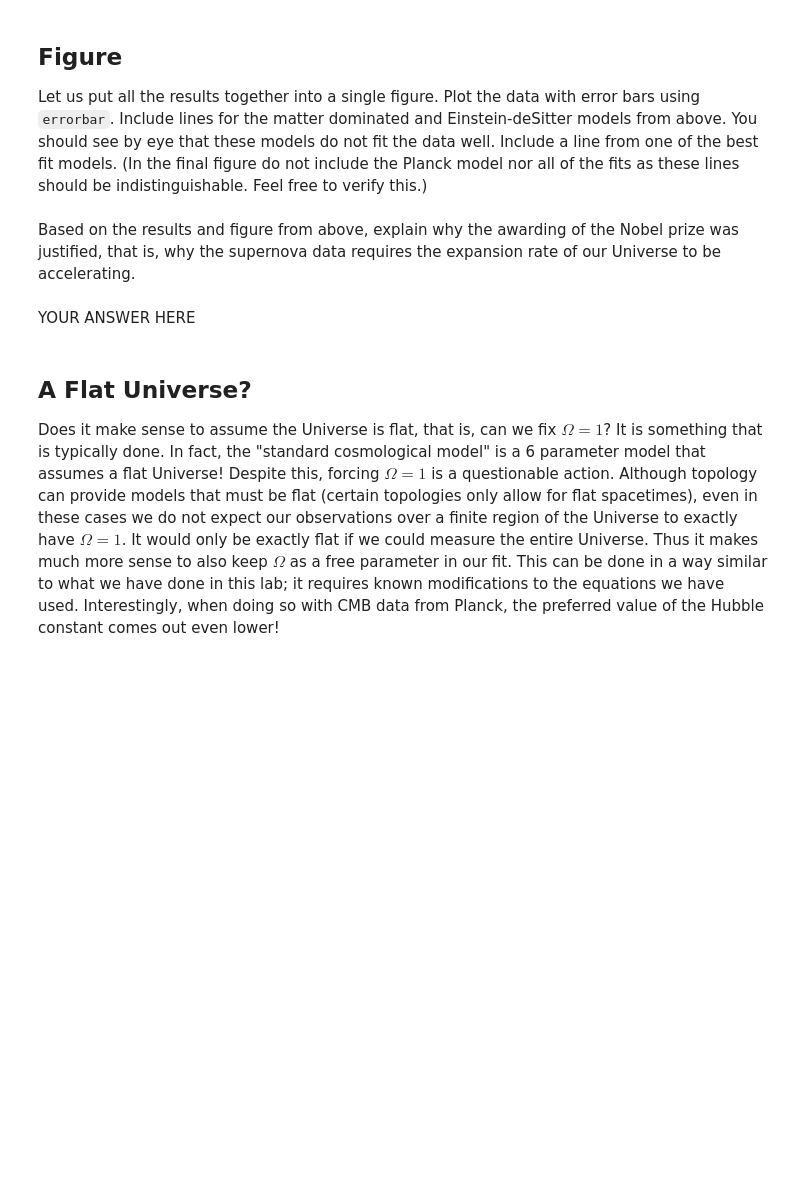
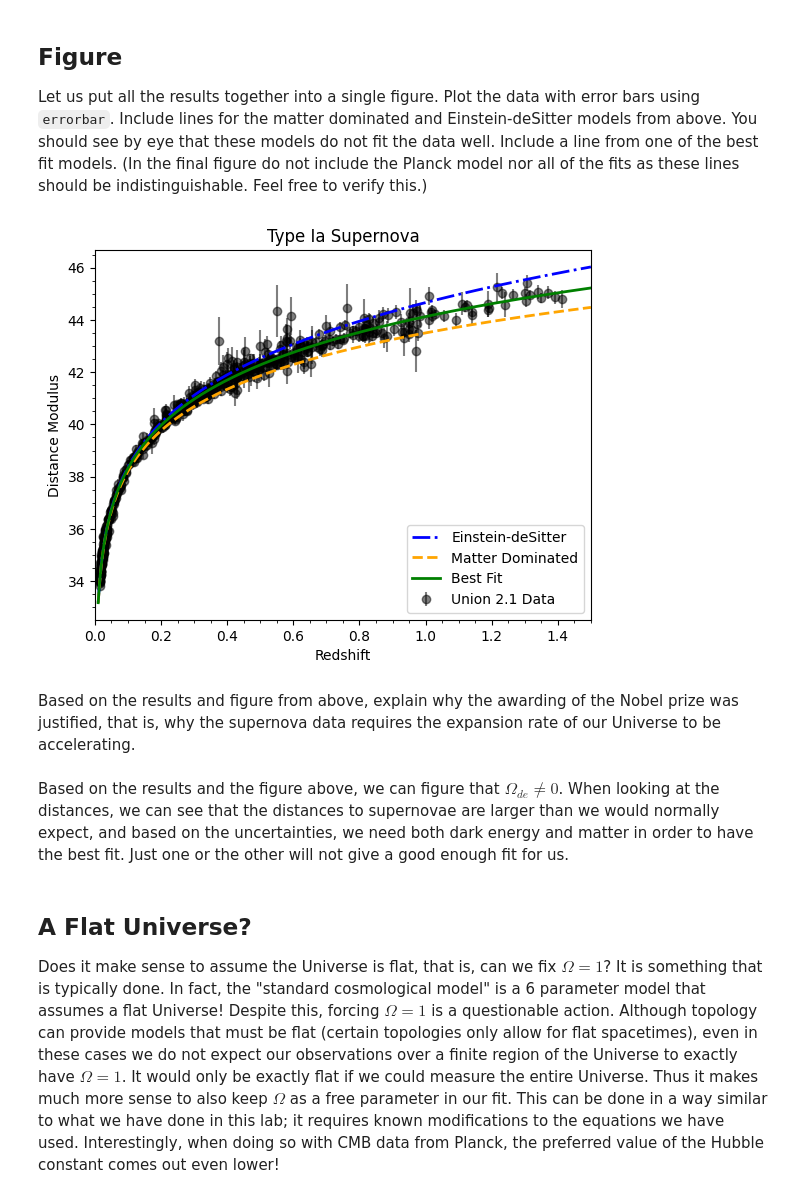
Before and after one commit to kh-bh/Physics_coursework, a Jupyter notebook: PHYS_250/Labs/Lab09.ipynb, the cells around one changed output. Saved outputs shown, nothing was run; the diff lists cells and outputs as text; code cells hidden in the pictures; blank space fills up the shorter version.

```diff
--- a/PHYS_250/Labs/Lab09.ipynb
+++ b/PHYS_250/Labs/Lab09.ipynb
@@ -33,3 +37,8 @@ raise NotImplementedError()
+# %%
+url = "http://supernova.lbl.gov/union/figures/SCPUnion2.1_mu_vs_z.txt"
+import urllib.request
+with urllib.request.urlopen(url) as fp:
+    z, mu, mu_unc= np.loadtxt(fp, usecols=(1,2,3),unpack=True)
 # %% [markdown]
 ## Cosmology
 
@@ -126,0 +229,11 @@ raise NotImplementedError()
+# %%
+params, unc = opt.curve_fit(lambda z, Omega_de, w, h: distance_modulus(z, Omega_de,w,h), z, mu, sigma=mu_unc, absolute_sigma=True,p0=[0.7, -1.0,0.7])
+
+fitteddata=distance_modulus(z,params[0],params[1],params[2])
+chisquare = np.sum(((mu - fitteddata) / mu_unc)**2)
+degoffree = len(z)- len(params)
+goodoffit = sf.gammaincc(0.5*degoffree, 0.5*chisquare)
+print(f"The optimal value for Omega_de is {params[0]} +/- {np.sqrt(np.diag(unc))[0]}")
+print(f"The optimal value for w is {params[1]} +/- {np.sqrt(np.diag(unc))[1]}")
+print(f"The optimal value for h is {params[2]} +/- {np.sqrt(np.diag(unc))[2]}")
+print(f"The chi-squared is {chisquare}, there are {degoffree} degrees of freedom, and the goodness of fit is {goodoffit}")
@@ -134,7 +249,27 @@ raise NotImplementedError()
+# %%
+fig = plt.figure()
+ax = fig.add_subplot(111)
+zgrid = np.linspace(0.01, 1.5, 500)
+
+ax.errorbar(z, mu, yerr=mu_unc, fmt='ko', label='Union 2.1 Data', zorder=1, alpha = 0.5)
+
+ax.plot(zgrid, distance_modulus(zgrid, 1.0, -1.0), '-.', label='Einstein-deSitter', lw=2, color = 'blue')
+ax.plot(zgrid, distance_modulus(zgrid, 0.0), '--', label='Matter Dominated', lw=2, color = 'orange')
+ax.plot(zgrid, distance_modulus(zgrid, *params), '-', label='Best Fit', lw=2, color = 'green')
+
+ax.set_xlabel('Redshift')
+ax.set_ylabel('Distance Modulus')
+ax.set_title('Type Ia Supernova')
+
+ax.set_xlim(0, zgrid[-1])
+ax.legend(numpoints=1, loc='best')
+ax.minorticks_on()
+# %% [output]
+[figure, added]
 # %% [markdown]
 Based on the results and figure from above, explain why the awarding of the Nobel prize was justified, that is, why the supernova data requires the expansion rate of our Universe to be accelerating.
-# %% [markdown]
-YOUR ANSWER HERE
+# %% [markdown]
+Based on the results and the figure above, we can figure that $\Omega_{de}\ne0$. When looking at the distances, we can see that the distances to supernovae are larger than we would normally expect, and based on the uncertainties, we need both dark energy and matter in order to have the best fit. Just one or the other will not give a good enough fit for us.
 # %% [markdown]
 ## A Flat Universe?
 
```
Also changed, not shown: parts of 19 cells of this notebook, 5 other files.
